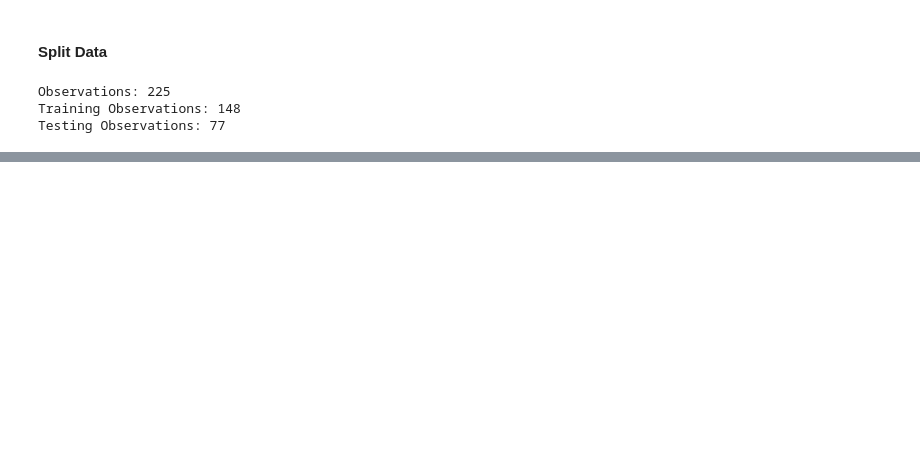
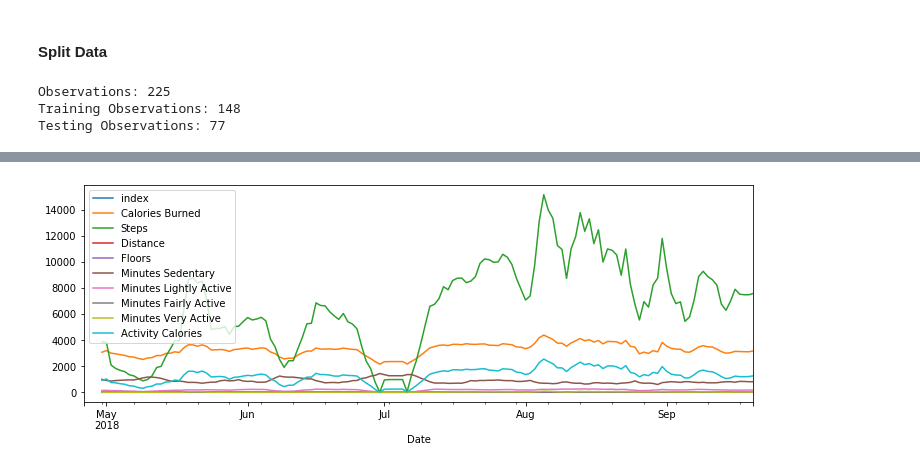
Before and after one commit to Bayes19/Project-Fitbit, a Jupyter notebook: Final .ipynb, the cells around one changed output, grey strips where cells are left out. Cells and saved outputs as stored; diff of their text form; code cells hidden in the pictures; blank space fills up the shorter version.

```diff
--- a/Final .ipynb
+++ b/Final .ipynb
@@ -63,0 +82,6 @@ Testing Observations: 77
+# %%
+### Moving Average
+train.rolling(5).mean().plot(figsize=(12, 4))
+plt.show()
+# %% [output]
+[figure, added]
```
Also changed, not shown: parts of 7 cells of this notebook.
